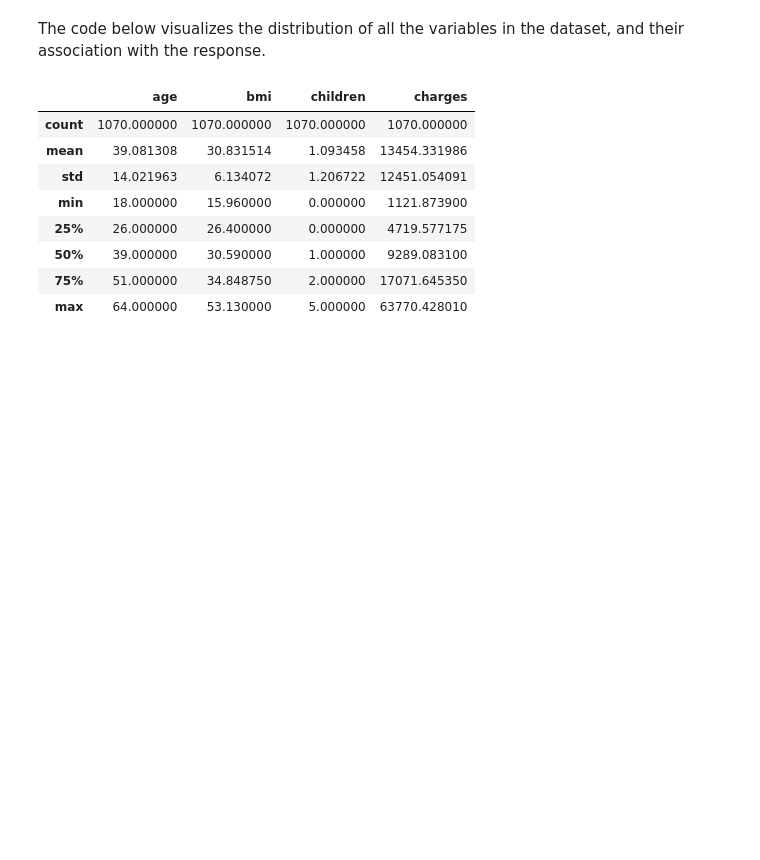
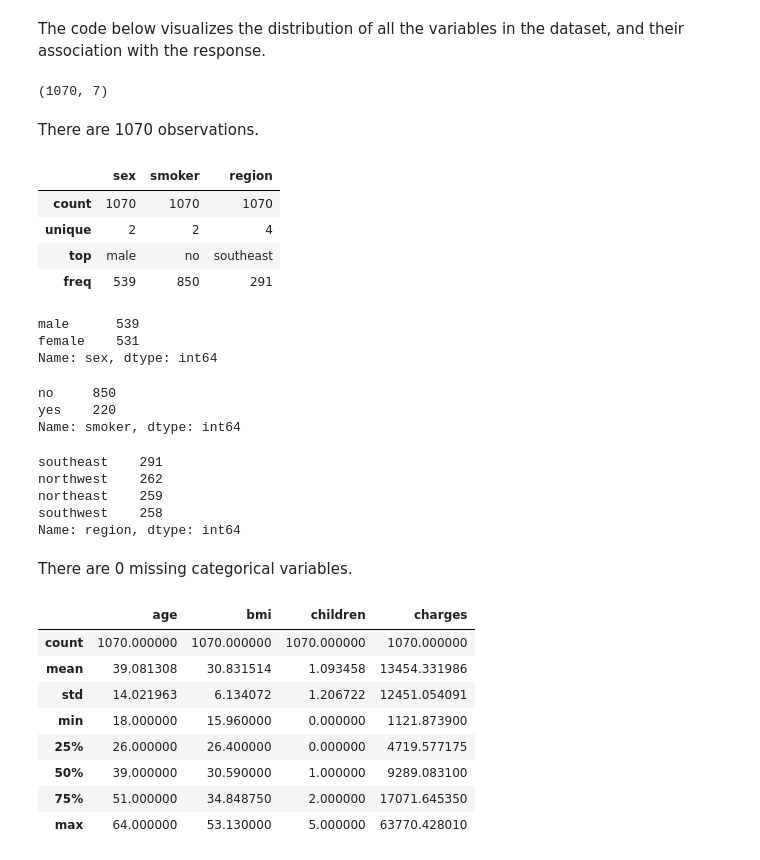
Before and after one commit to nataliekhao/STAT303-2-Project, a Jupyter notebook: Project Code Template.ipynb, the cells around one changed output. Drawn from its saved outputs; the diff is of its cells as text; code cells hidden in the pictures; blank space fills up the shorter version.

Commit message:
quality check tables
quality check tables

```diff
--- a/Project Code Template.ipynb
+++ b/Project Code Template.ipynb
@@ -41,6 +39,43 @@ test = data.drop(train.index)
 *By Philia Wang*
 # %% [markdown]
 The code below visualizes the distribution of all the variables in the dataset, and their association with the response.
+# %%
+train.shape
+# %% [output]
+(1070, 7)
+# %% [markdown]
+There are 1070 observations.
+# %%
+#...Distribution of continuous variables...#
+train.describe(include='object')
+# %% [output]
+|  | sex | smoker | region |
+| count | 1070 | 1070 | 1070 |
+| unique | 2 | 2 | 4 |
+| top | male | no | southeast |
+| freq | 539 | 850 | 291 |
+# %%
+train['sex'].value_counts()
+# %% [output]
+male      539
+female    531
+Name: sex, dtype: int64
+# %%
+train['smoker'].value_counts()
+# %% [output]
+no     850
+yes    220
+Name: smoker, dtype: int64
+# %%
+train['region'].value_counts()
+# %% [output]
+southeast    291
+northwest    262
+northeast    259
+southwest    258
+Name: region, dtype: int64
+# %% [markdown]
+There are 0 missing categorical variables.
 # %%
 #...Distribution of continuous variables...#
 train.describe()
```
Also changed, not shown: parts of 4 cells of this notebook.
